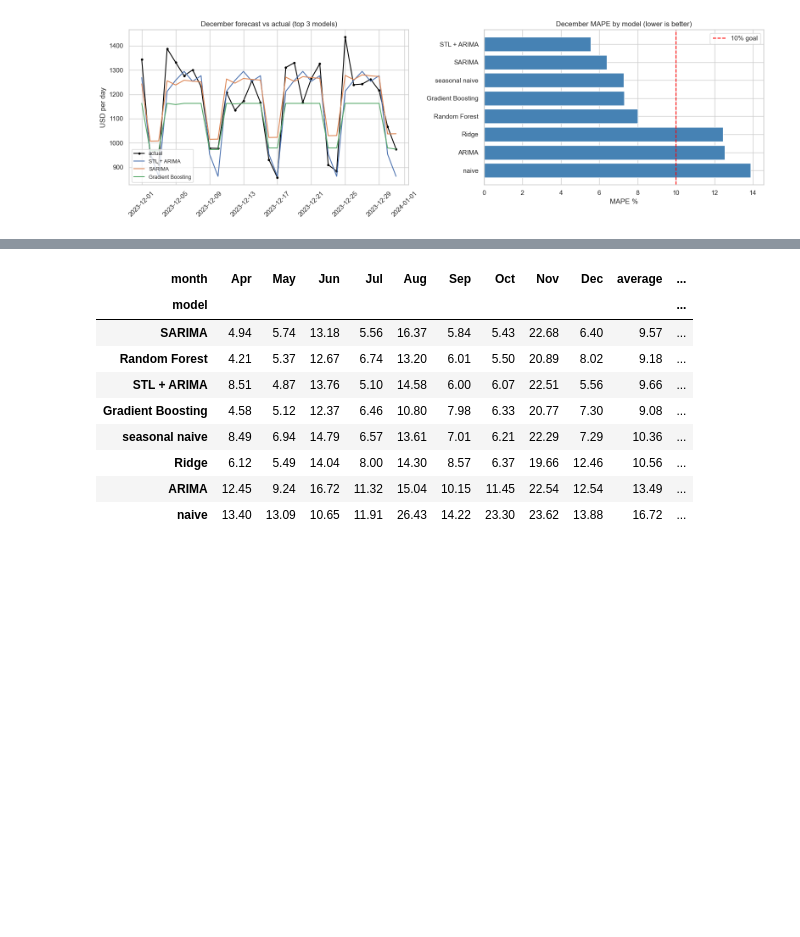
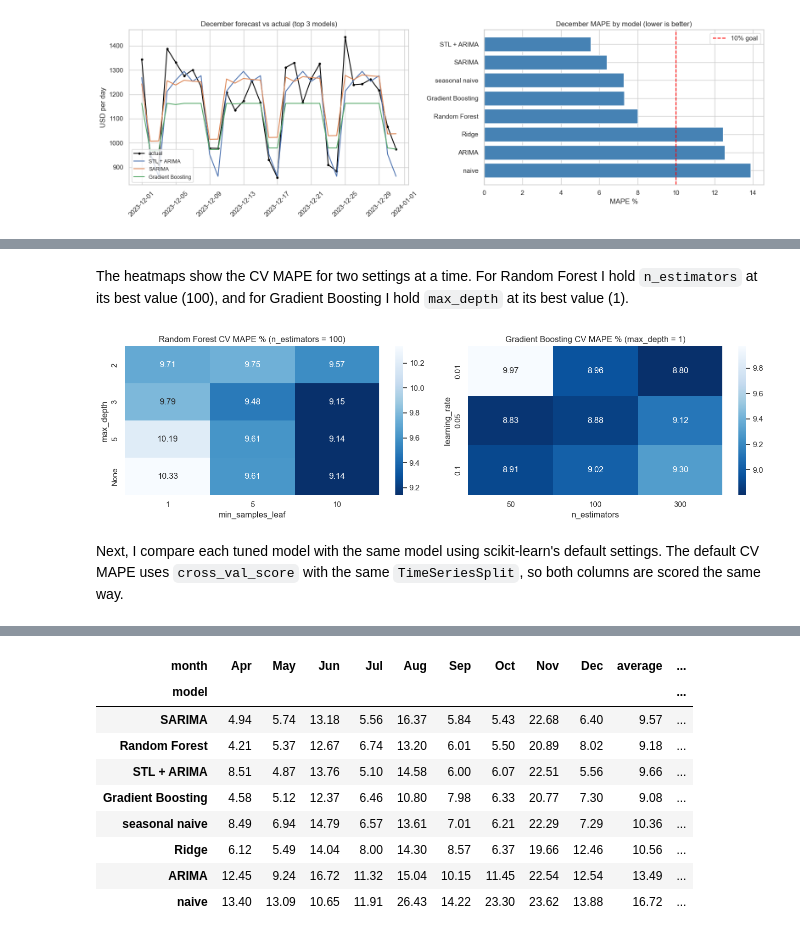
Before and after one commit to gowdilyan/cloud_cost_optimization, a Jupyter notebook: 2_cloud_cost_modeling.ipynb, the cells around one changed output, grey strips where cells are left out. Cells and saved outputs as stored; diff of their text form; code cells hidden in the pictures; blank space fills up the shorter version.

```diff
--- a/2_cloud_cost_modeling.ipynb
+++ b/2_cloud_cost_modeling.ipynb
@@ -327,0 +380,30 @@ plt.show()
+# %% [markdown]
+The heatmaps show the CV MAPE for two settings at a time. For Random Forest I hold `n_estimators` at its best value (100), and for Gradient Boosting I hold `max_depth` at its best value (1).
+# %%
+rf_cv = pd.DataFrame(rf_grid.cv_results_)
+rf_cv['CV MAPE %'] = -rf_cv['mean_test_score'] * 100
+rf_cv['param_max_depth'] = rf_cv['param_max_depth'].fillna('None').astype(str)    # so None shows up as a label
+rf_cv = rf_cv[rf_cv['param_n_estimators'] == rf_grid.best_params_['n_estimators']]
+rf_table = rf_cv.pivot(index='param_max_depth', columns='param_min_samples_leaf', values='CV MAPE %')
+
+gb_cv = pd.DataFrame(gb_grid.cv_results_)
+gb_cv['CV MAPE %'] = -gb_cv['mean_test_score'] * 100
+gb_cv = gb_cv[gb_cv['param_max_depth'] == gb_grid.best_params_['max_depth']]
+gb_table = gb_cv.pivot(index='param_learning_rate', columns='param_n_estimators', values='CV MAPE %')
+
+fig, axes = plt.subplots(1, 2, figsize=(14, 4))
+sns.heatmap(rf_table, annot=True, fmt='.2f', cmap='Blues_r', ax=axes[0])
+axes[0].set_title('Random Forest CV MAPE % (n_estimators = 100)')
+axes[0].set_xlabel('min_samples_leaf')
+axes[0].set_ylabel('max_depth')
+sns.heatmap(gb_table, annot=True, fmt='.2f', cmap='Blues_r', ax=axes[1])
+axes[1].set_title('Gradient Boosting CV MAPE % (max_depth = 1)')
+axes[1].set_xlabel('n_estimators')
+axes[1].set_ylabel('learning_rate')
+plt.tight_layout()
+plt.savefig('images/grid_search.png', dpi=100)
+plt.show()
+# %% [output]
+[figure, added]
+# %% [markdown]
+Next, I compare each tuned model with the same model using scikit-learn's default settings. The default CV MAPE uses `cross_val_score` with the same `TimeSeriesSplit`, so both columns are scored the same way.
```
Also changed, not shown: parts of 42 cells of this notebook, 9 other files.
